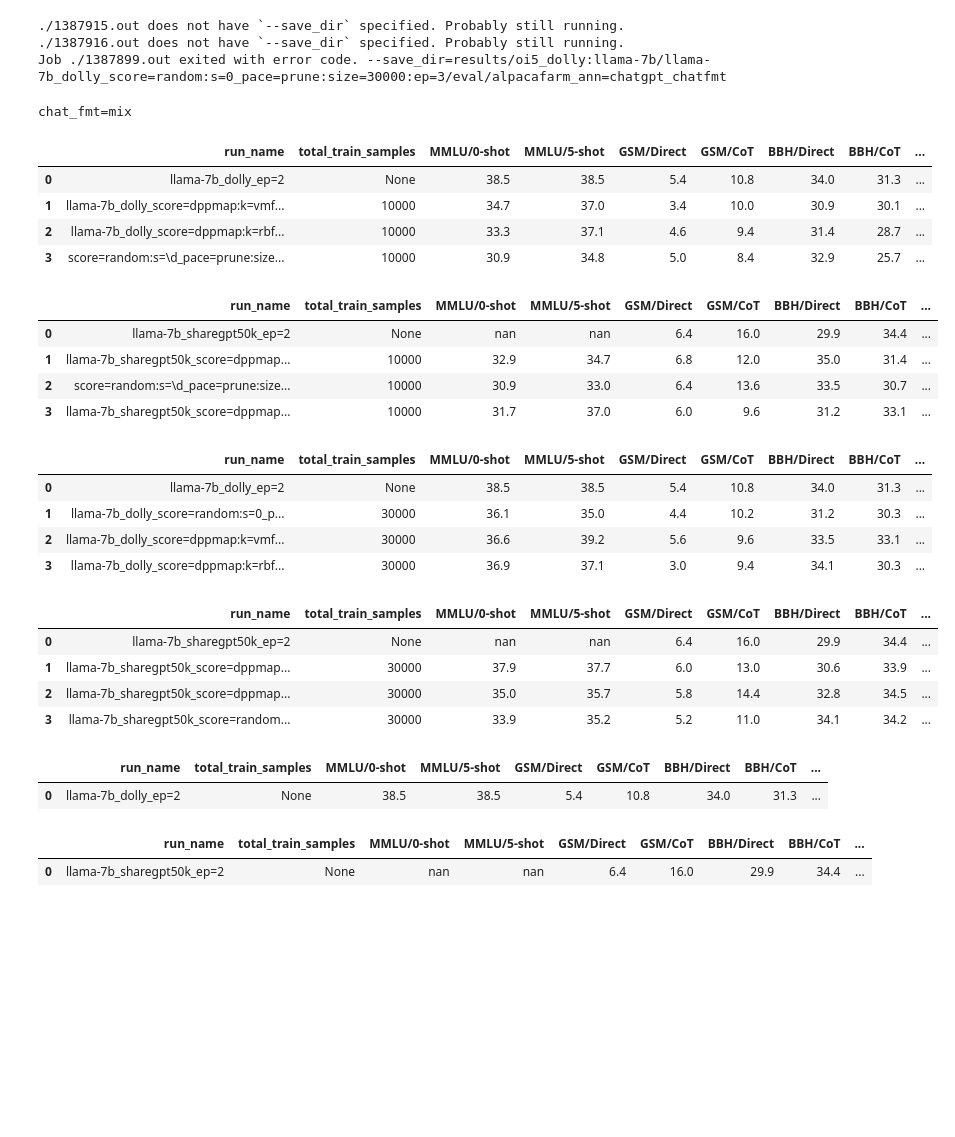
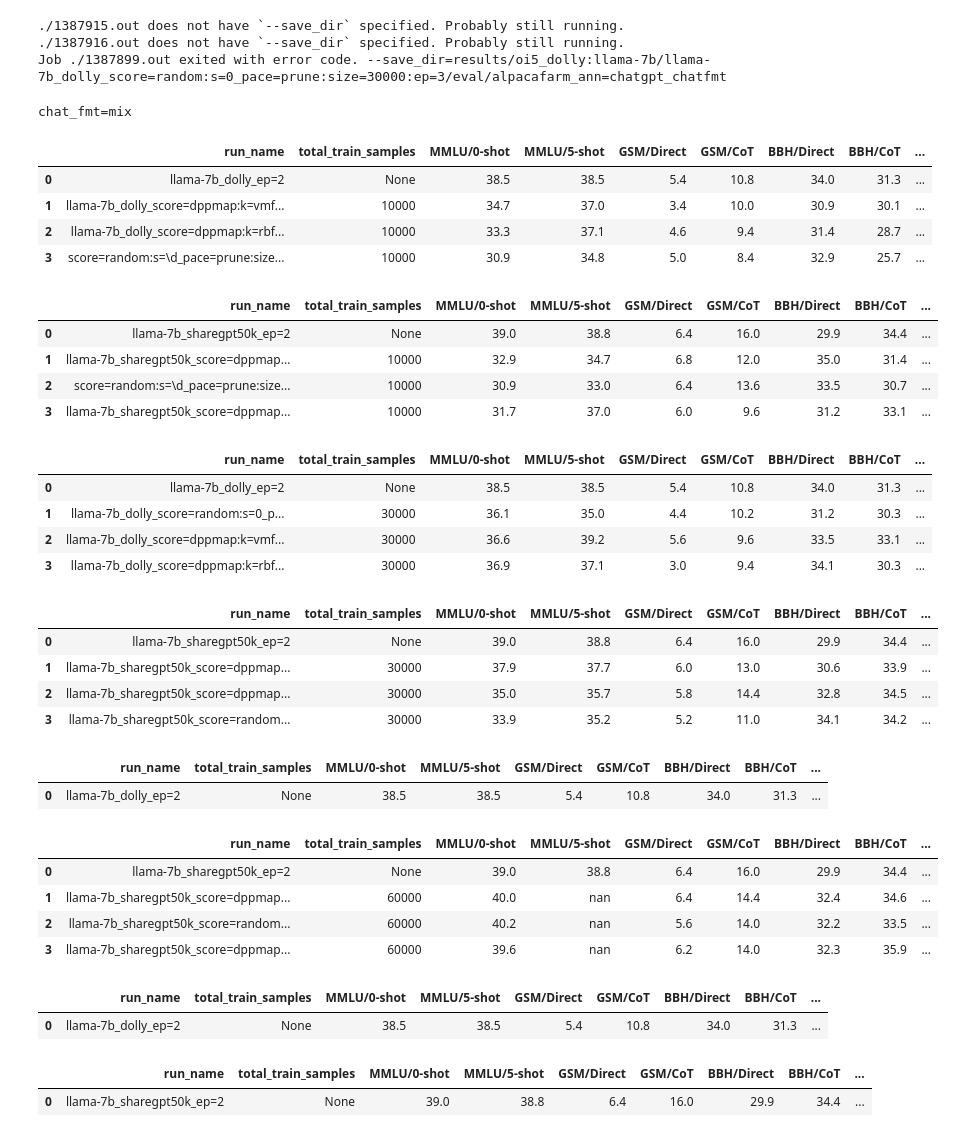
Before and after one commit to tt6746690/open-instruct, a Jupyter notebook: scripts/gen_cmds.ipynb, the cells around one changed output. Saved outputs shown, nothing was run; the diff lists cells and outputs as text; code cells hidden in the pictures; blank space fills up the shorter version.

```diff
--- a/scripts/gen_cmds.ipynb
+++ b/scripts/gen_cmds.ipynb
@@ -1358,10 +1378,14 @@ dataset_list = [
 # #     'sharegptv2',
 # #     'ultrachat200kv2',
 # ]; finetune_type = 'sft'
+# dataset_list = [
+#     'ultrafeedback',
+# #     'ultrafeedbackfull',
+# ]; finetune_type = 'pref'
 dataset_list = [
-    'ultrafeedback',
-#     'ultrafeedbackfull',
-]; finetune_type = 'pref'
+    'dolly',
+    'sharegpt50k',
+]; finetune_type = 'sft'
 
 ## older
 # dataset = 'tulu_v1_mix'
@@ -1570,36 +1594,43 @@ else:
                         .applymap(lambda x: 'text-decoration: underline;' \
                                   if x in dfc[list(set(dfc.columns) & set([(x, '') for x in cols]))+[col] if chat_fmt=='both' else cols+[col]].values.flatten() and chat_fmt=='both' else '')
                         .format(precision=1))
 
 # llama-7b_tulu_v1_mix(paper)
 # MMLU/0-shot, MMLU/5-shot, GSM/Direct, GSM/CoT, BBH/Direct, BBH/CoT, TydiQA/GP, TydiQA/CB, CodexEval/Pass@1, AlpacaEval(vs.Davinci-003)
 # 44.8       , 47.1       , 7.0       , 25.0   , 38.5      , 38.5   , 43.5,    , 8.0      , 18.6,           , 48.6
 # %% [output]
 chat_fmt=mix
 |  | run_name | total_train_samples | MMLU/0-shot | MMLU/5-shot | GSM/Direct | GSM/CoT | BBH/Direct | BBH/CoT | ... |
 | 0 | llama-7b_dolly_ep=2 | None | 38.5 | 38.5 | 5.4 | 10.8 | 34.0 | 31.3 | ... |
 | 1 | llama-7b_dolly_score=dppmap:k=vmf... | 10000 | 34.7 | 37.0 | 3.4 | 10.0 | 30.9 | 30.1 | ... |
 | 2 | llama-7b_dolly_score=dppmap:k=rbf... | 10000 | 33.3 | 37.1 | 4.6 | 9.4 | 31.4 | 28.7 | ... |
 | 3 | score=random:s=\d_pace=prune:size... | 10000 | 30.9 | 34.8 | 5.0 | 8.4 | 32.9 | 25.7 | ... |
 |  | run_name | total_train_samples | MMLU/0-shot | MMLU/5-shot | GSM/Direct | GSM/CoT | BBH/Direct | BBH/CoT | ... |
-| 0 | llama-7b_sharegpt50k_ep=2 | None | nan | nan | 6.4 | 16.0 | 29.9 | 34.4 | ... |
+| 0 | llama-7b_sharegpt50k_ep=2 | None | 39.0 | 38.8 | 6.4 | 16.0 | 29.9 | 34.4 | ... |
 | 1 | llama-7b_sharegpt50k_score=dppmap... | 10000 | 32.9 | 34.7 | 6.8 | 12.0 | 35.0 | 31.4 | ... |
 | 2 | score=random:s=\d_pace=prune:size... | 10000 | 30.9 | 33.0 | 6.4 | 13.6 | 33.5 | 30.7 | ... |
 | 3 | llama-7b_sharegpt50k_score=dppmap... | 10000 | 31.7 | 37.0 | 6.0 | 9.6 | 31.2 | 33.1 | ... |
 |  | run_name | total_train_samples | MMLU/0-shot | MMLU/5-shot | GSM/Direct | GSM/CoT | BBH/Direct | BBH/CoT | ... |
 | 0 | llama-7b_dolly_ep=2 | None | 38.5 | 38.5 | 5.4 | 10.8 | 34.0 | 31.3 | ... |
 | 1 | llama-7b_dolly_score=random:s=0_p... | 30000 | 36.1 | 35.0 | 4.4 | 10.2 | 31.2 | 30.3 | ... |
 | 2 | llama-7b_dolly_score=dppmap:k=vmf... | 30000 | 36.6 | 39.2 | 5.6 | 9.6 | 33.5 | 33.1 | ... |
 | 3 | llama-7b_dolly_score=dppmap:k=rbf... | 30000 | 36.9 | 37.1 | 3.0 | 9.4 | 34.1 | 30.3 | ... |
 |  | run_name | total_train_samples | MMLU/0-shot | MMLU/5-shot | GSM/Direct | GSM/CoT | BBH/Direct | BBH/CoT | ... |
-| 0 | llama-7b_sharegpt50k_ep=2 | None | nan | nan | 6.4 | 16.0 | 29.9 | 34.4 | ... |
+| 0 | llama-7b_sharegpt50k_ep=2 | None | 39.0 | 38.8 | 6.4 | 16.0 | 29.9 | 34.4 | ... |
 | 1 | llama-7b_sharegpt50k_score=dppmap... | 30000 | 37.9 | 37.7 | 6.0 | 13.0 | 30.6 | 33.9 | ... |
 | 2 | llama-7b_sharegpt50k_score=dppmap... | 30000 | 35.0 | 35.7 | 5.8 | 14.4 | 32.8 | 34.5 | ... |
 | 3 | llama-7b_sharegpt50k_score=random... | 30000 | 33.9 | 35.2 | 5.2 | 11.0 | 34.1 | 34.2 | ... |
 |  | run_name | total_train_samples | MMLU/0-shot | MMLU/5-shot | GSM/Direct | GSM/CoT | BBH/Direct | BBH/CoT | ... |
 | 0 | llama-7b_dolly_ep=2 | None | 38.5 | 38.5 | 5.4 | 10.8 | 34.0 | 31.3 | ... |
 |  | run_name | total_train_samples | MMLU/0-shot | MMLU/5-shot | GSM/Direct | GSM/CoT | BBH/Direct | BBH/CoT | ... |
-| 0 | llama-7b_sharegpt50k_ep=2 | None | nan | nan | 6.4 | 16.0 | 29.9 | 34.4 | ... |
+| 0 | llama-7b_sharegpt50k_ep=2 | None | 39.0 | 38.8 | 6.4 | 16.0 | 29.9 | 34.4 | ... |
+| 1 | llama-7b_sharegpt50k_score=dppmap... | 60000 | 40.0 | nan | 6.4 | 14.4 | 32.4 | 34.6 | ... |
+| 2 | llama-7b_sharegpt50k_score=random... | 60000 | 40.2 | nan | 5.6 | 14.0 | 32.2 | 33.5 | ... |
+| 3 | llama-7b_sharegpt50k_score=dppmap... | 60000 | 39.6 | nan | 6.2 | 14.0 | 32.3 | 35.9 | ... |
+|  | run_name | total_train_samples | MMLU/0-shot | MMLU/5-shot | GSM/Direct | GSM/CoT | BBH/Direct | BBH/CoT | ... |
+| 0 | llama-7b_dolly_ep=2 | None | 38.5 | 38.5 | 5.4 | 10.8 | 34.0 | 31.3 | ... |
+|  | run_name | total_train_samples | MMLU/0-shot | MMLU/5-shot | GSM/Direct | GSM/CoT | BBH/Direct | BBH/CoT | ... |
+| 0 | llama-7b_sharegpt50k_ep=2 | None | 39.0 | 38.8 | 6.4 | 16.0 | 29.9 | 34.4 | ... |
 # %%
 from rosemary import parse_kv_from_string
 
```
Also changed, not shown: parts of 6 cells of this notebook.
